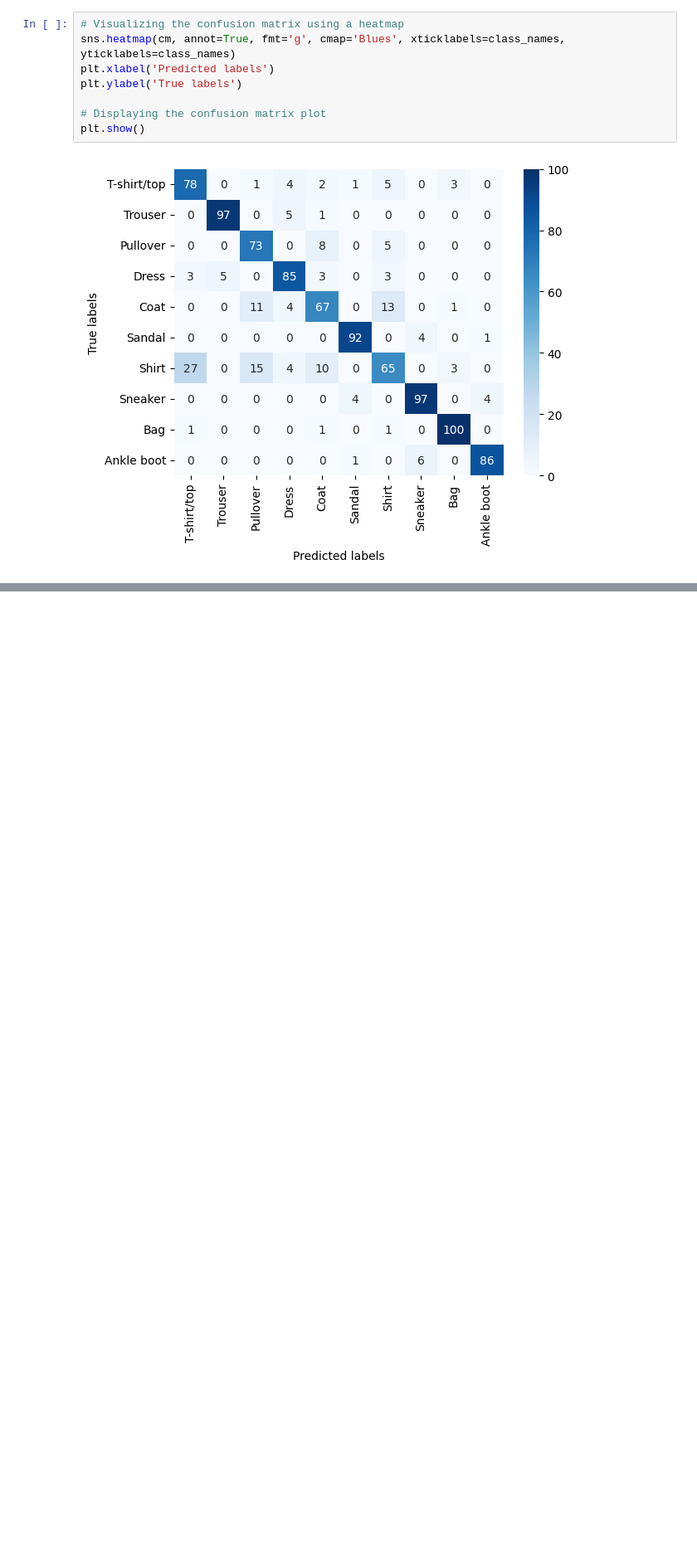
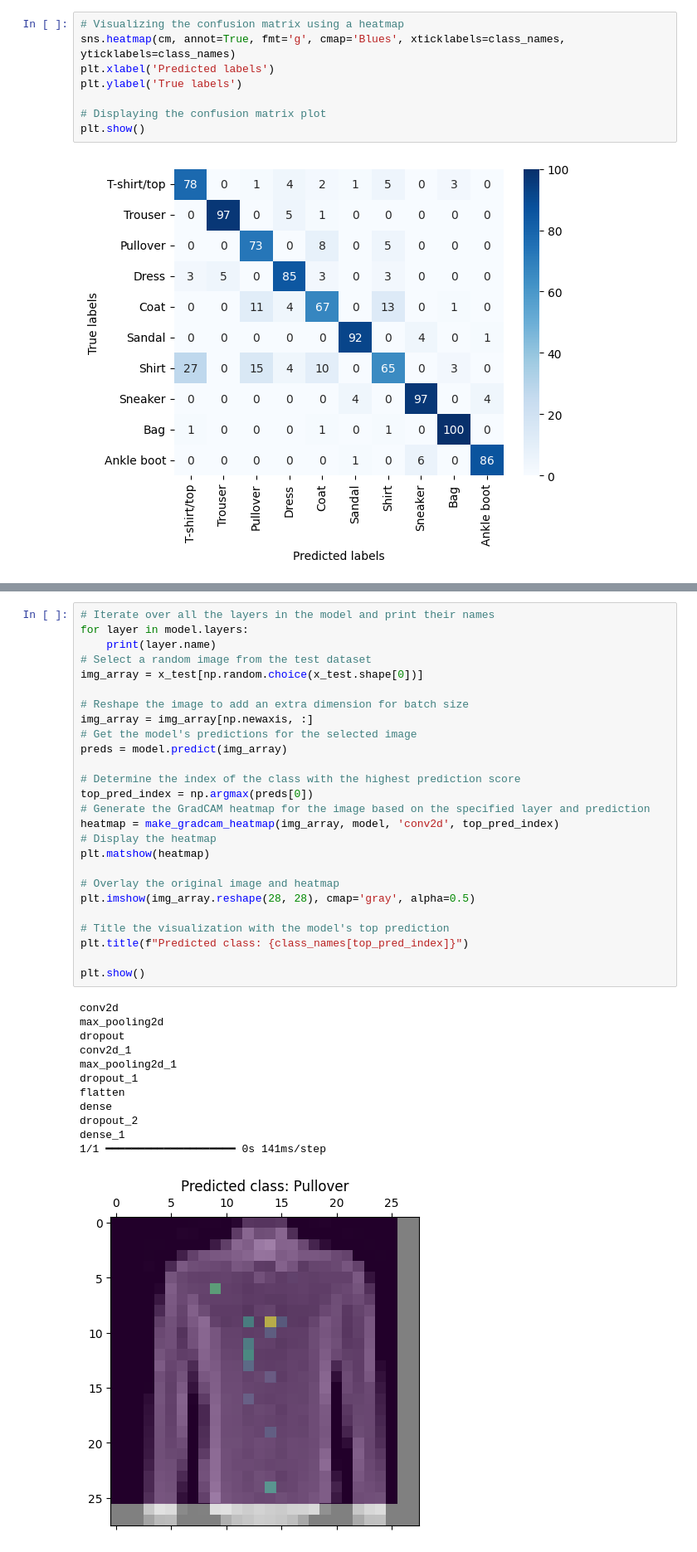
Before and after one commit to sentongo-web/LAB-SCENARIOS, a Jupyter notebook: FashionMNST.ipynb, the cells around one changed output, grey strips where cells are left out. Shown at 83% size. Saved outputs shown, nothing was run; the diff lists cells and outputs as text; blank space fills up the shorter version.

```diff
--- a/FashionMNST.ipynb
+++ b/FashionMNST.ipynb
@@ -287,0 +539,39 @@ plt.show()
+# %%
+# Iterate over all the layers in the model and print their names
+for layer in model.layers:
+    print(layer.name)
+# Select a random image from the test dataset
+img_array = x_test[np.random.choice(x_test.shape[0])]
+
+# Reshape the image to add an extra dimension for batch size
+img_array = img_array[np.newaxis, :]
+# Get the model's predictions for the selected image
+preds = model.predict(img_array)
+
+# Determine the index of the class with the highest prediction score
+top_pred_index = np.argmax(preds[0])
+# Generate the GradCAM heatmap for the image based on the specified layer and prediction
+heatmap = make_gradcam_heatmap(img_array, model, 'conv2d', top_pred_index)
+# Display the heatmap
+plt.matshow(heatmap)
+
+# Overlay the original image and heatmap
+plt.imshow(img_array.reshape(28, 28), cmap='gray', alpha=0.5)
+
+# Title the visualization with the model's top prediction
+plt.title(f"Predicted class: {class_names[top_pred_index]}")
+
+plt.show()
+# %% [output]
+conv2d
+max_pooling2d
+dropout
+conv2d_1
+max_pooling2d_1
+dropout_1
+flatten
+dense
+dropout_2
+dense_1
+1/1 ━━━━━━━━━━━━━━━━━━━━ 0s 141ms/step
+[figure, added]
```
Also changed, not shown: parts of 9 cells of this notebook, 1 other file.
